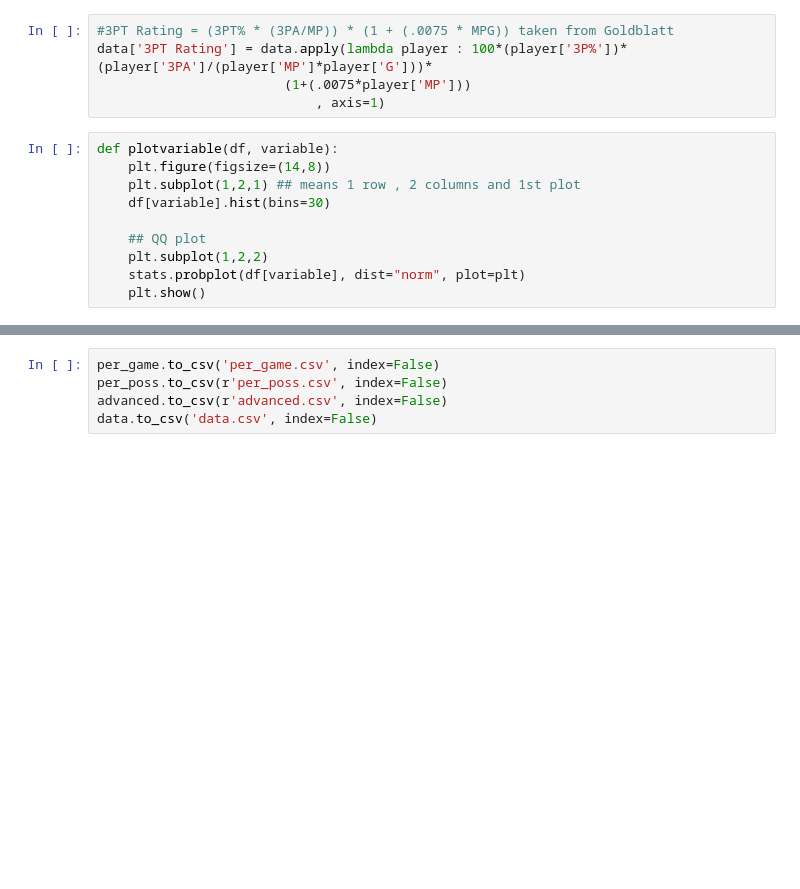
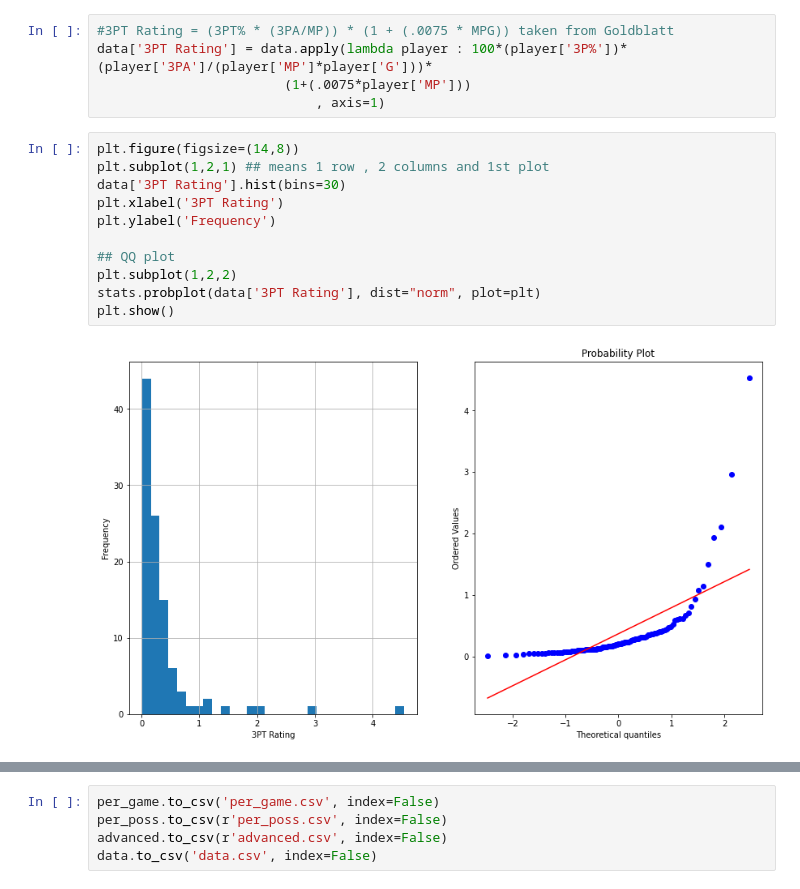
Before and after one commit to andrewli2403/ncaa-transfer-portal-evaluator, a Jupyter notebook: data_processing.ipynb, the cells around one changed output, grey strips where cells are left out. Drawn from its saved outputs; the diff is of its cells as text; blank space fills up the shorter version.

```diff
--- a/data_processing.ipynb
+++ b/data_processing.ipynb
@@ -44,15 +44,18 @@ data
 data['3PT Rating'] = data.apply(lambda player : 100*(player['3P%'])*(player['3PA']/(player['MP']*player['G']))*
                         (1+(.0075*player['MP']))
                             , axis=1)
-# %%
-def plotvariable(df, variable):
-    plt.figure(figsize=(14,8))
-    plt.subplot(1,2,1) ## means 1 row , 2 columns and 1st plot
-    df[variable].hist(bins=30)
-
-    ## QQ plot
-    plt.subplot(1,2,2)
-    stats.probplot(df[variable], dist="norm", plot=plt)
-    plt.show()
+# %%
+plt.figure(figsize=(14,8))
+plt.subplot(1,2,1) ## means 1 row , 2 columns and 1st plot
+data['3PT Rating'].hist(bins=30)
+plt.xlabel('3PT Rating')
+plt.ylabel('Frequency')
+
+## QQ plot
+plt.subplot(1,2,2)
+stats.probplot(data['3PT Rating'], dist="norm", plot=plt)
+plt.show()
+# %% [output]
+[figure, added]
 # %%
 #logarithmic transformation for more normal distribution
```
Also changed, not shown: parts of 4 cells of this notebook, 11 other files.
